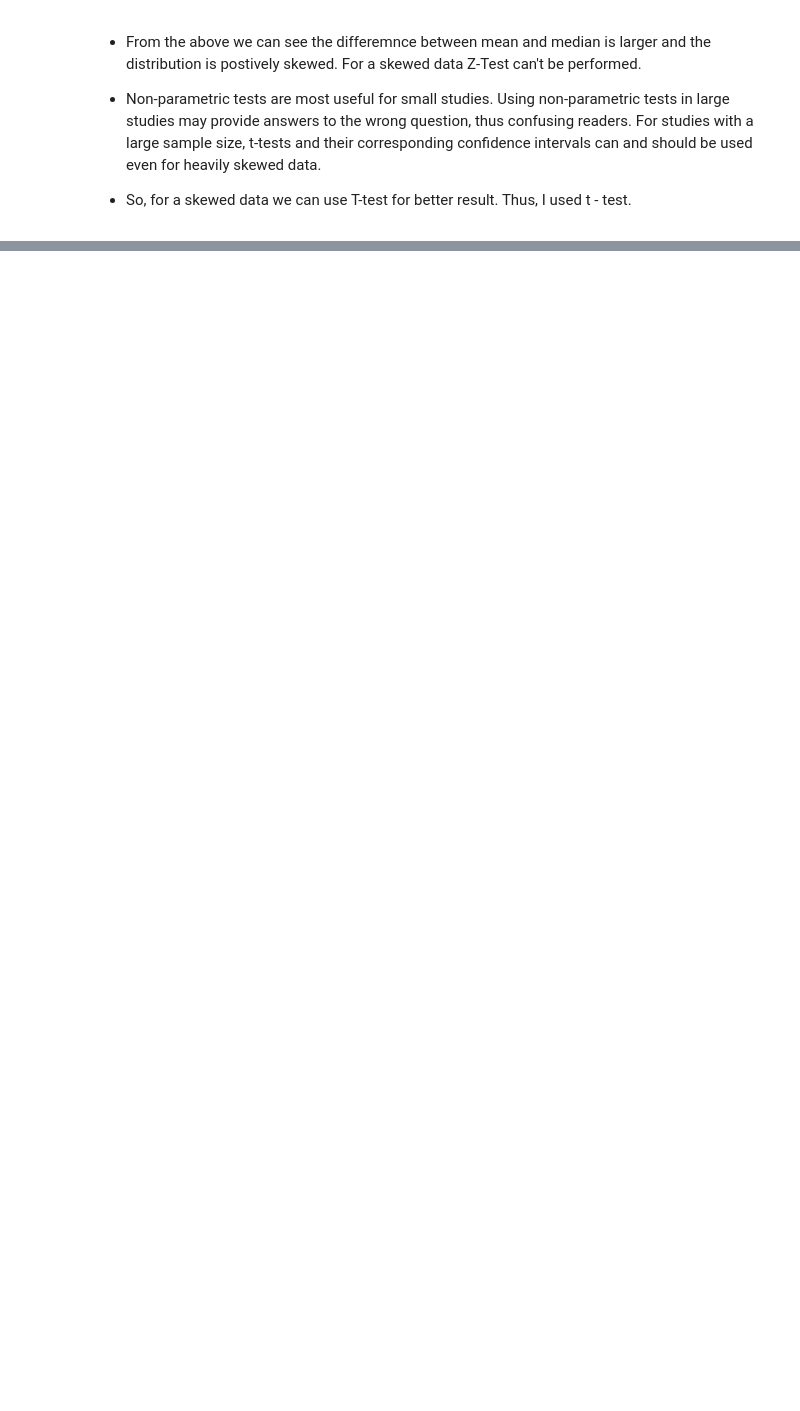
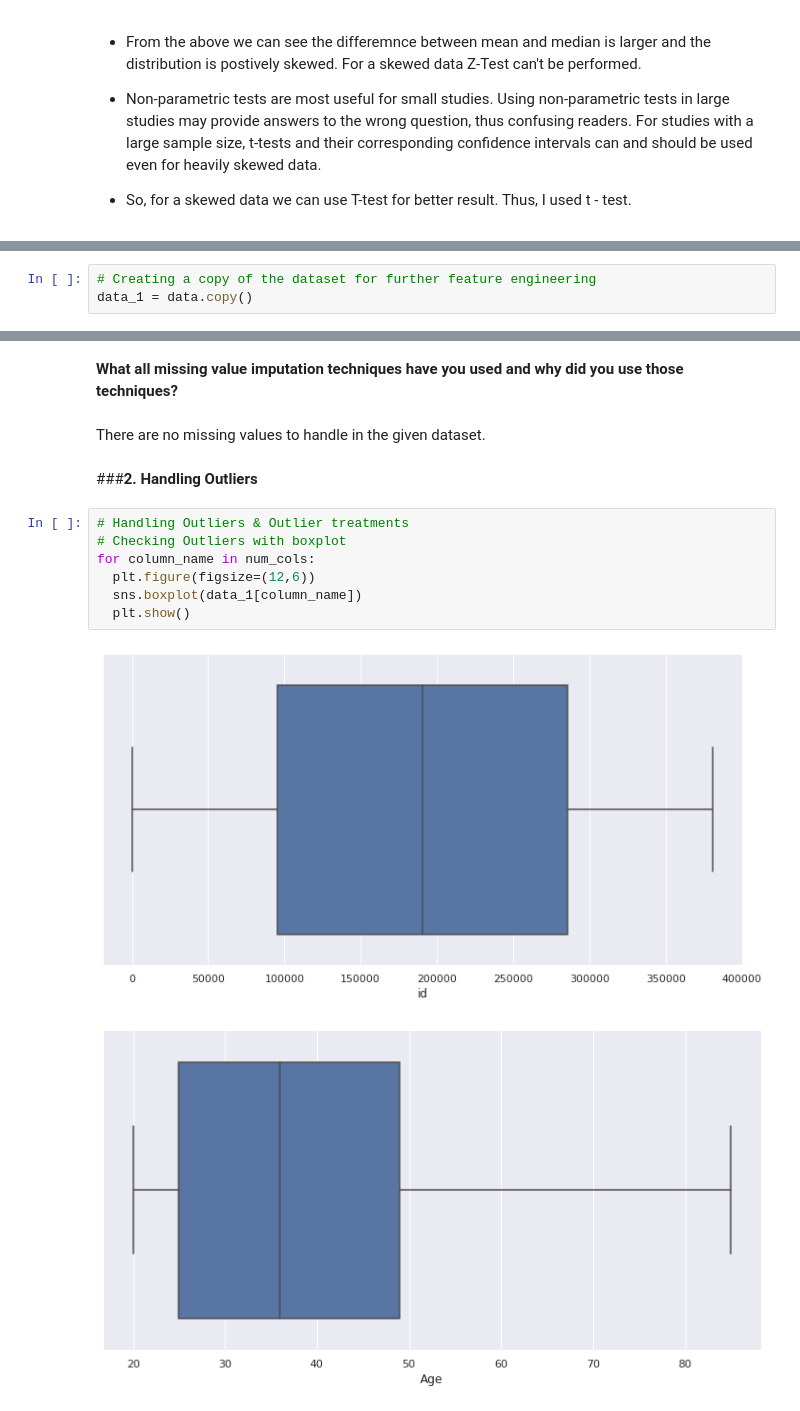
Before and after one commit to Sairindhrijena/Health-Insurance-Cross-Sell-Prediction, a Jupyter notebook: Health_Insurance_Cross_Sell_Prediction.ipynb, the cells around one changed output, grey strips where cells are left out. Cells and saved outputs as stored; diff of their text form; blank space fills up the shorter version.

```diff
--- a/Health_Insurance_Cross_Sell_Prediction.ipynb
+++ b/Health_Insurance_Cross_Sell_Prediction.ipynb
@@ -982,0 +1100,3 @@ Mean Median Difference is :- 1064.9238536058037
+# %%
+# Creating a copy of the dataset for further feature engineering
+data_1 = data.copy()
@@ -982,0 +1123,16 @@ Mean Median Difference is :- 1064.9238536058037
+# %% [markdown]
+ **What all missing value imputation techniques have you used and why did you use those techniques?**
+# %% [markdown]
+There are no missing values to handle in the given dataset.
+# %% [markdown]
+###**2. Handling Outliers**
+# %%
+# Handling Outliers & Outlier treatments
+# Checking Outliers with boxplot
+for column_name in num_cols:
+  plt.figure(figsize=(12,6))
+  sns.boxplot(data_1[column_name])
+  plt.show()
+# %% [output]
+[figure, added]
+[figure, added]
```
Also changed, not shown: parts of 87 cells of this notebook.
